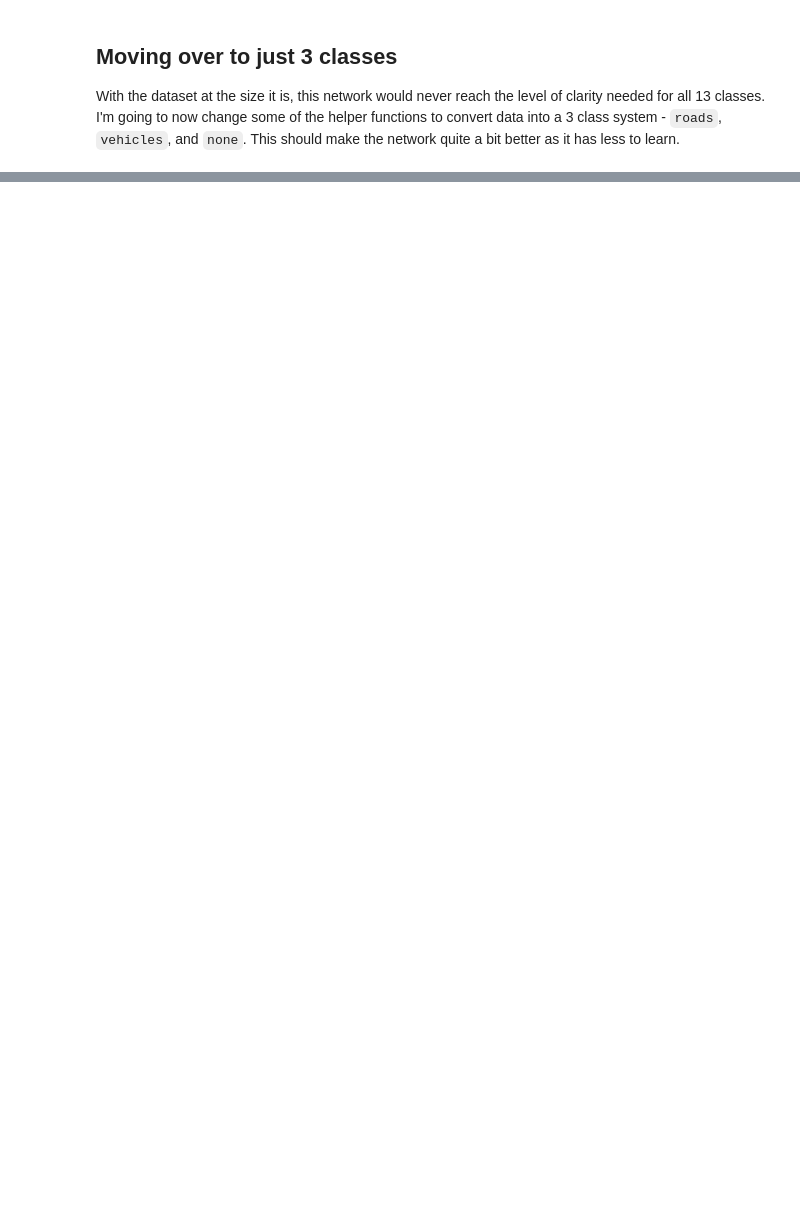
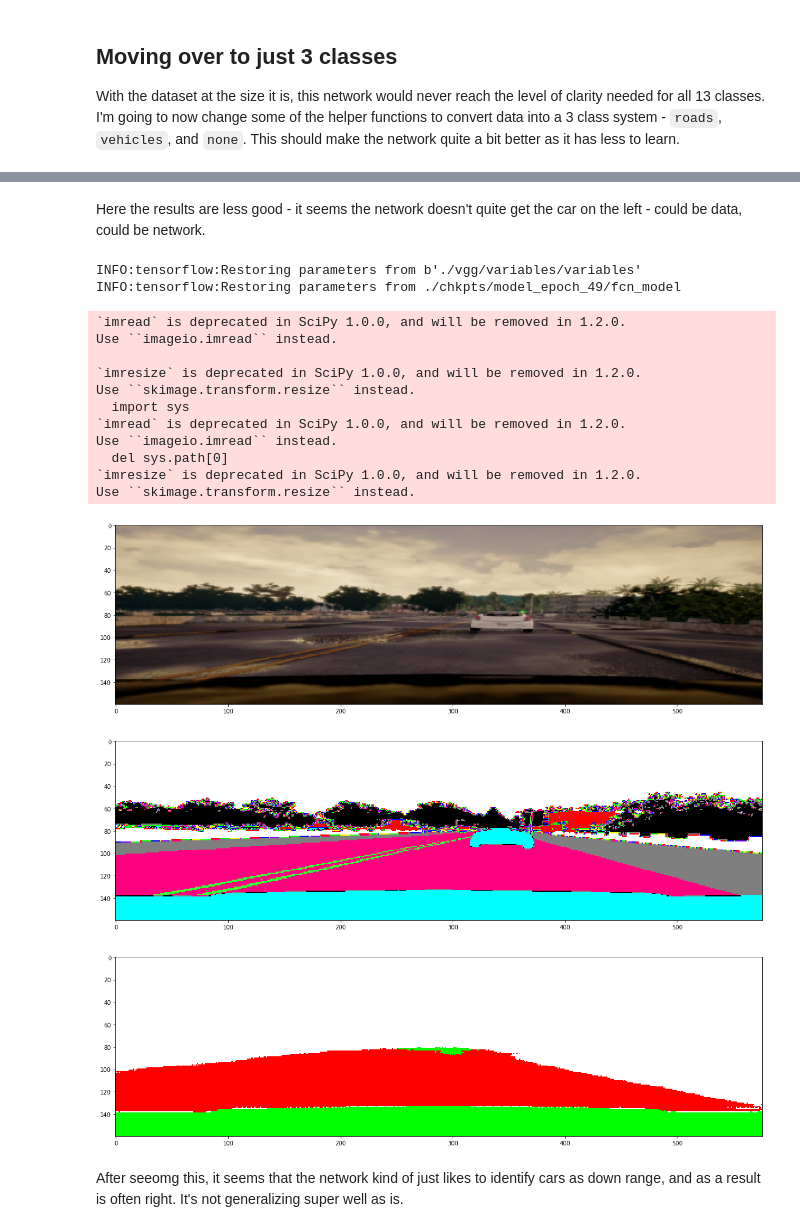
Before and after one commit to hlfshell/lyft-challenge-segmentation, a Jupyter notebook: Segmantic Segmentation with VGG16.ipynb, the cells around one changed output, grey strips where cells are left out. Saved outputs shown, nothing was run; the diff lists cells and outputs as text; code cells hidden in the pictures; blank space fills up the shorter version.

```diff
--- a/Segmantic Segmentation with VGG16.ipynb
+++ b/Segmantic Segmentation with VGG16.ipynb
@@ -438,0 +614,37 @@ With the dataset at the size it is, this network would never reach the level of
+# %% [markdown]
+Here the results are less good - it seems the network doesn't quite get the car on the left - could be data, could be network.
+# %%
+tf.reset_default_graph()
+with tf.Session() as sess:
+    model = {}
+    model['settings'] = { "num_classes": 3 }
+    get_placeholders(model)
+    load_vgg(model)
+    vgg_fcn(model)
+    get_logits(model)
+    get_loss(model)
+
+    saver = tf.train.Saver()
+#     saver = tf.train.import_meta_graph("./chkpts/model_epoch_9/checkpoint")
+    saver.restore(sess, './chkpts/model_epoch_49/fcn_model')
+
+    results = execute_on_image(sess, model, "633")
+# %% [output]
+INFO:tensorflow:Restoring parameters from b'./vgg/variables/variables'
+INFO:tensorflow:Restoring parameters from ./chkpts/model_epoch_49/fcn_model
+`imread` is deprecated in SciPy 1.0.0, and will be removed in 1.2.0.
+Use ``imageio.imread`` instead.
+
+`imresize` is deprecated in SciPy 1.0.0, and will be removed in 1.2.0.
+Use ``skimage.transform.resize`` instead.
+  import sys
+`imread` is deprecated in SciPy 1.0.0, and will be removed in 1.2.0.
+Use ``imageio.imread`` instead.
+  del sys.path[0]
+`imresize` is deprecated in SciPy 1.0.0, and will be removed in 1.2.0.
+Use ``skimage.transform.resize`` instead.
+[figure, added]
+[figure, added]
+[figure, added]
+# %% [markdown]
+After seeomg this, it seems that the network kind of just likes to identify cars as down range, and as a result is often right. It's not generalizing super well as is.
```
Also changed, not shown: parts of 10 cells of this notebook.
